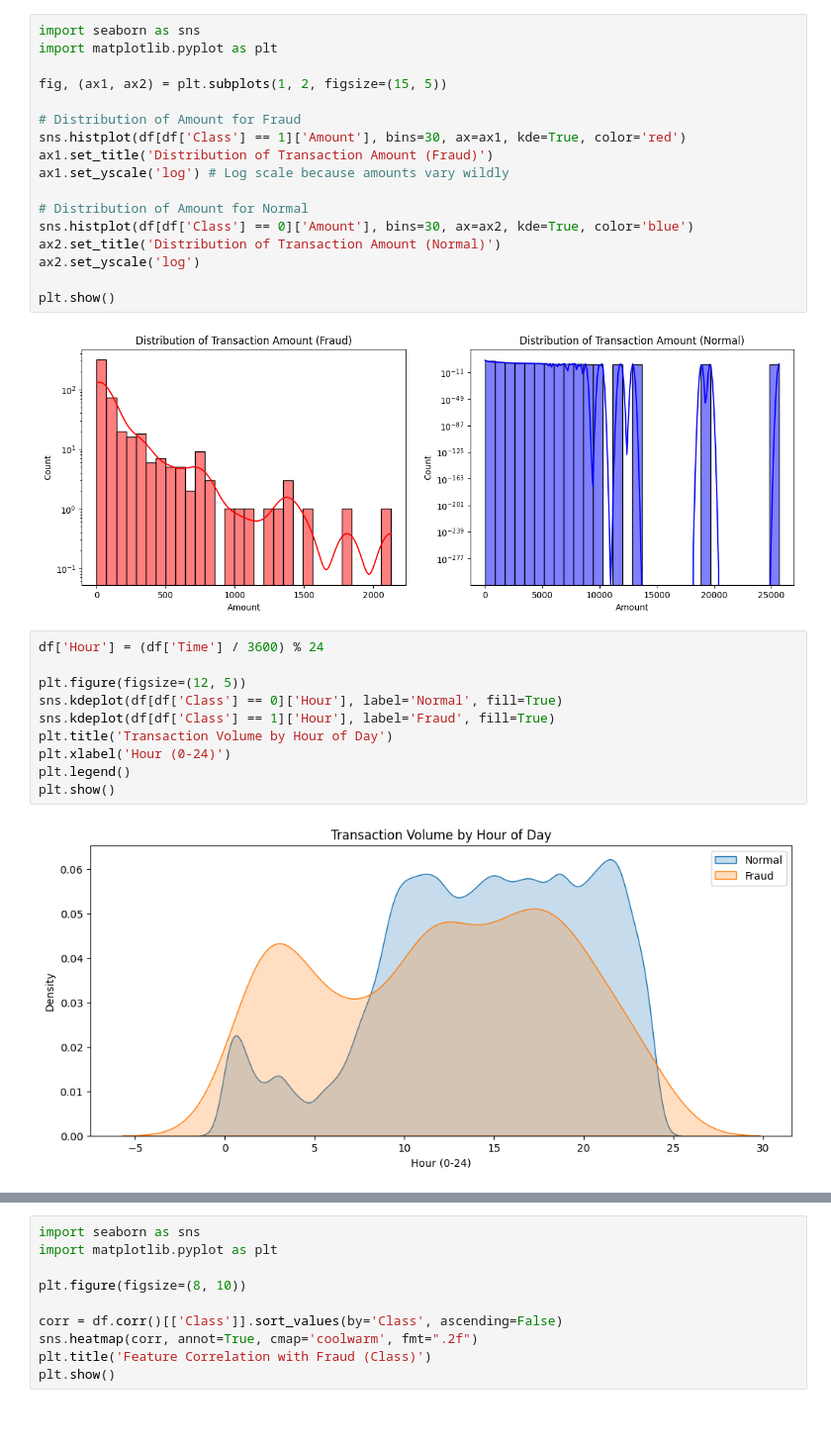
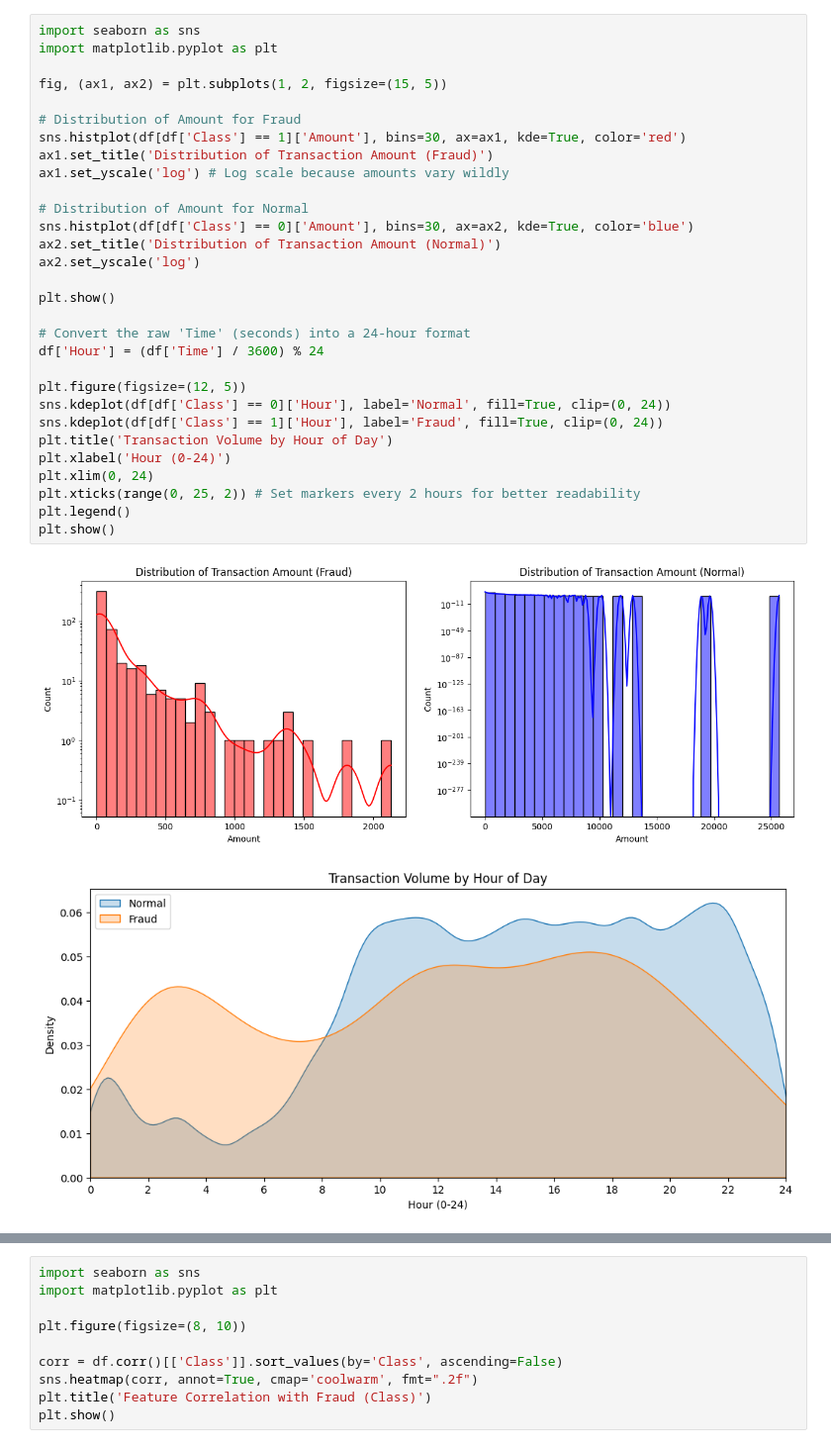
Before and after one commit to Wisuy/Credit-Card-Fraud, a Jupyter notebook: Credit_Card_Fraud.ipynb, the cells around one changed output, grey strips where cells are left out. Shown at 99% size. Drawn from its saved outputs; the diff is of its cells as text; blank space fills up the shorter version.

```diff
--- a/Credit_Card_Fraud.ipynb
+++ b/Credit_Card_Fraud.ipynb
@@ -47,34 +57,36 @@ Fraud cases: 492
 # %%
 import seaborn as sns
 import matplotlib.pyplot as plt
 
 fig, (ax1, ax2) = plt.subplots(1, 2, figsize=(15, 5))
 
 # Distribution of Amount for Fraud
 sns.histplot(df[df['Class'] == 1]['Amount'], bins=30, ax=ax1, kde=True, color='red')
 ax1.set_title('Distribution of Transaction Amount (Fraud)')
 ax1.set_yscale('log') # Log scale because amounts vary wildly
 
 # Distribution of Amount for Normal
 sns.histplot(df[df['Class'] == 0]['Amount'], bins=30, ax=ax2, kde=True, color='blue')
 ax2.set_title('Distribution of Transaction Amount (Normal)')
 ax2.set_yscale('log')
 
 plt.show()
+
+# Convert the raw 'Time' (seconds) into a 24-hour format
+df['Hour'] = (df['Time'] / 3600) % 24
+
+plt.figure(figsize=(12, 5))
+sns.kdeplot(df[df['Class'] == 0]['Hour'], label='Normal', fill=True, clip=(0, 24))
+sns.kdeplot(df[df['Class'] == 1]['Hour'], label='Fraud', fill=True, clip=(0, 24))
+plt.title('Transaction Volume by Hour of Day')
+plt.xlabel('Hour (0-24)')
+plt.xlim(0, 24)
+plt.xticks(range(0, 25, 2)) # Set markers every 2 hours for better readability
+plt.legend()
+plt.show()
 # %% [output]
 [figure]
+[figure, added]
-# %%
-df['Hour'] = (df['Time'] / 3600) % 24
-
-plt.figure(figsize=(12, 5))
-sns.kdeplot(df[df['Class'] == 0]['Hour'], label='Normal', fill=True)
-sns.kdeplot(df[df['Class'] == 1]['Hour'], label='Fraud', fill=True)
-plt.title('Transaction Volume by Hour of Day')
-plt.xlabel('Hour (0-24)')
-plt.legend()
-plt.show()
-# %% [output]
-[figure, removed]
 # %%
 selected_features = ['V1', 'V4', 'V11', 'V14']
 
```
Also changed, not shown: parts of 23 cells of this notebook, 1 other file.
